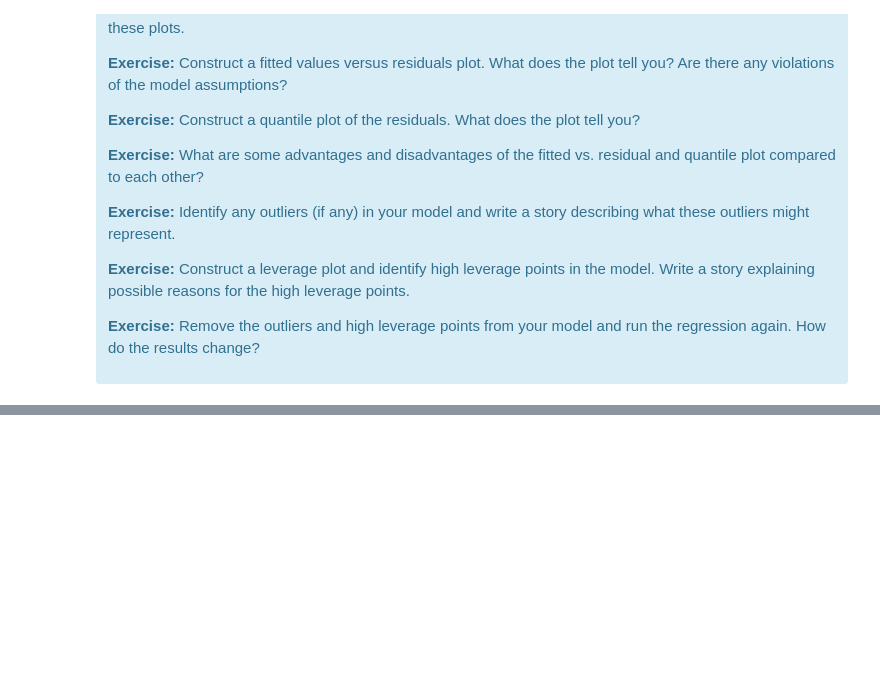
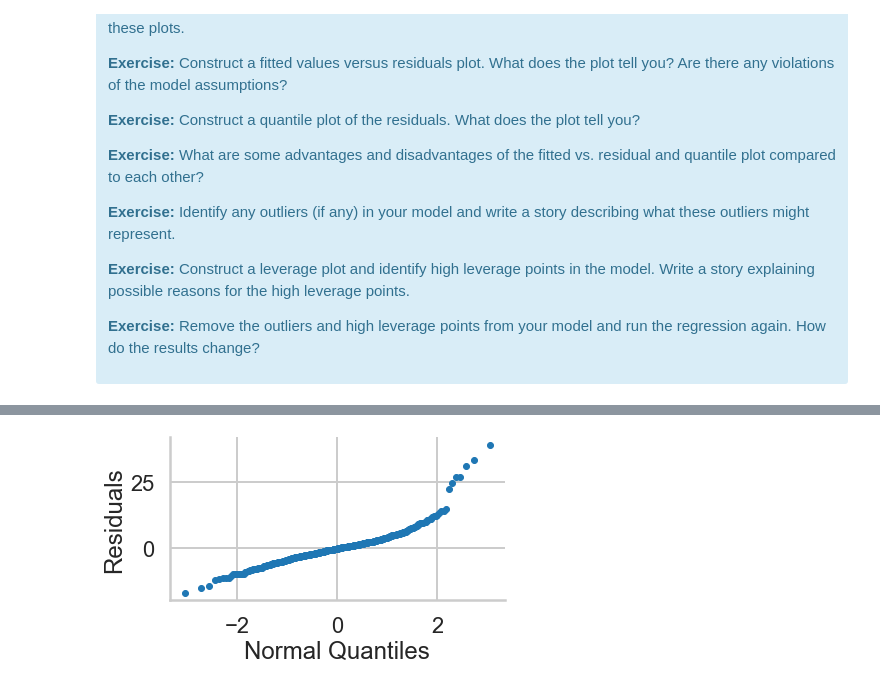
Before and after one commit to jiayuliu27/mec-mini-projects, a Jupyter notebook: mec-11.4.1-linear-regression-mini-project/Mini_Project_Linear_Regression.ipynb, the cells around one changed output, grey strips where cells are left out. Saved outputs shown, nothing was run; the diff lists cells and outputs as text; code cells hidden in the pictures; blank space fills up the shorter version.

```diff
--- a/mec-11.4.1-linear-regression-mini-project/Mini_Project_Linear_Regression.ipynb
+++ b/mec-11.4.1-linear-regression-mini-project/Mini_Project_Linear_Regression.ipynb
@@ -885,0 +895,16 @@ There are some other issues that are important investigate with linear regressio
+# %%
+# https://matplotlib.org/mpl-probscale/tutorial/closer_look_at_viz.html
+import probscale
+from scipy import stats
+
+position, rs = probscale.plot_pos(residuals)
+quantile = stats.norm.ppf(position)
+
+fig, ax = plt.subplots(figsize=(6, 3))
+ax.plot(quantile, rs, marker='.', linestyle='none', label='Residuals')
+ax.set_xlabel('Normal Quantiles')
+ax.set_ylabel('Residuals')
+sns.despine()
+# this confirms that the residuals is normally distributed
+# %% [output]
+[figure, added]
```
Also changed, not shown: parts of 8 cells of this notebook.
